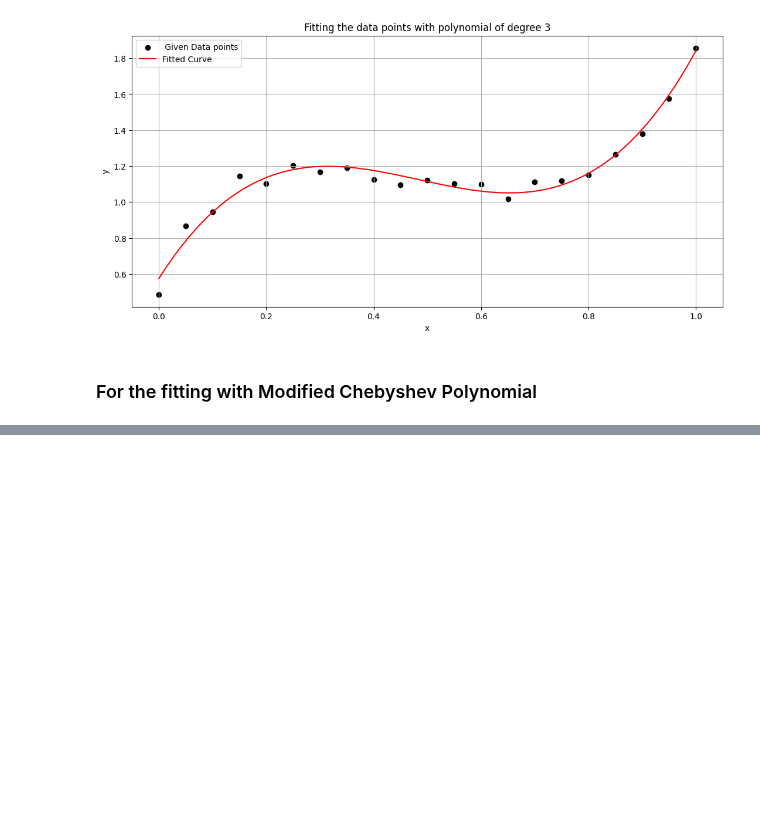
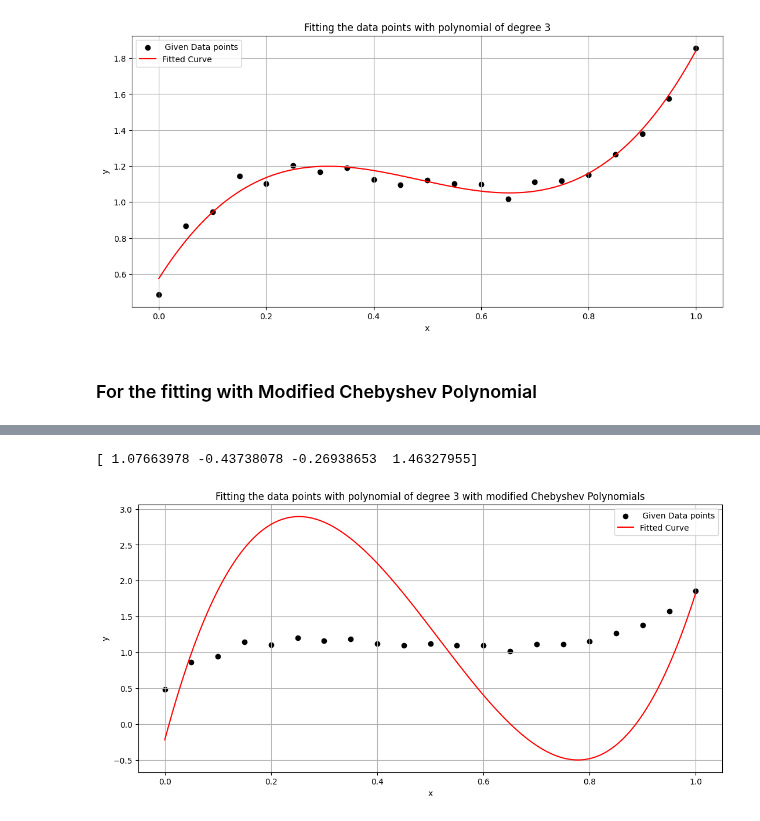
Before and after one commit to ananthapadmanabhan18/P452_Computational_Physics, a Jupyter notebook: Assignments/Assignment-3/Answers_asgn3.ipynb, the cells around one changed output, grey strips where cells are left out. Drawn from its saved outputs; the diff is of its cells as text; code cells hidden in the pictures; blank space fills up the shorter version.

```diff
--- a/Assignments/Assignment-3/Answers_asgn3.ipynb
+++ b/Assignments/Assignment-3/Answers_asgn3.ipynb
@@ -65,7 +65,18 @@ ylist = data[:, 1]
 Fitting with all the weights as 1
 '''
 sigma = np.ones(len(xlist))
-coeff_list = polynomial_fit(xlist, ylist, sigma, 3)
+coeff_list = polynomial_fit(np.copy(xlist), np.copy(ylist), np.copy(sigma), 3)
+
+
+from prettytable import PrettyTable
+print("The coefficients for the fitted polynomial of degree 3 are tabulated as follows:")
+p=PrettyTable()
+table = PrettyTable()
+table.field_names = ['Coefficient', 'Value']
+for i, coeff in enumerate(coeff_list):
+    table.add_row([f'a{i}', np.round(coeff,4)])
+print(table)
+
 
 
 def poly_fn(x,coefflist):
@@ -163,0 +161,47 @@ plt.show()
+# %%
+def modified_chebyshev_polynomial(x,degree):
+    def chebyshev_polynomial(x,degree):
+        if degree == 0:
+            return 1
+        elif degree == 1:
+            return x
+        else:
+            return 2*x*chebyshev_polynomial(x,degree-1) - chebyshev_polynomial(x,degree-2)
+    return chebyshev_polynomial(2*x - 1,degree)
+
+
+
+def poly_fn_mod(x,coefflist):
+    sum = 0
+    for i in range(len(coefflist)):
+        sum += coefflist[i]*modified_chebyshev_polynomial(x,i)
+    return sum
+
+
+import matplotlib.pyplot as plt
+
+
+coeff_list_mod = polynomial_fit_mod_chebyshev(xlist, ylist, sigma, 3)
+
+
+print(coeff_list_mod)
+plt.figure(figsize=(13,6))
+plt.scatter(xlist, ylist, label=' Given Data points', color='black')
+
+
+
+xlist_new = np.linspace(min(xlist), max(xlist), 1000)
+ylist_new = poly_fn_mod(xlist_new, coeff_list_mod)
+plt.plot(xlist_new, ylist_new, label='Fitted Curve', color='red')
+
+
+
+plt.xlabel('x')
+plt.ylabel('y')
+plt.title('Fitting the data points with polynomial of degree 3 with modified Chebyshev Polynomials')
+plt.grid()
+plt.legend()
+plt.show()
+# %% [output]
+[ 1.07663978 -0.43738078 -0.26938653  1.46327955]
+[figure, added]
```
Also changed, not shown: parts of 2 cells of this notebook, 3 other files.
